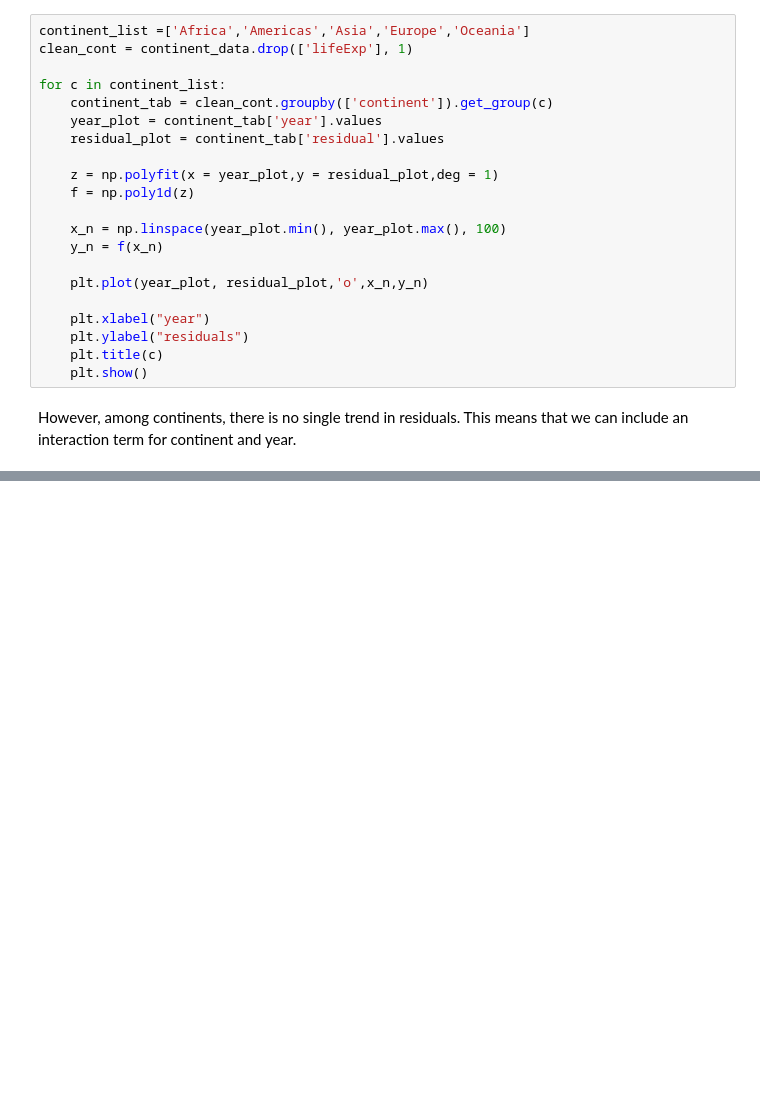
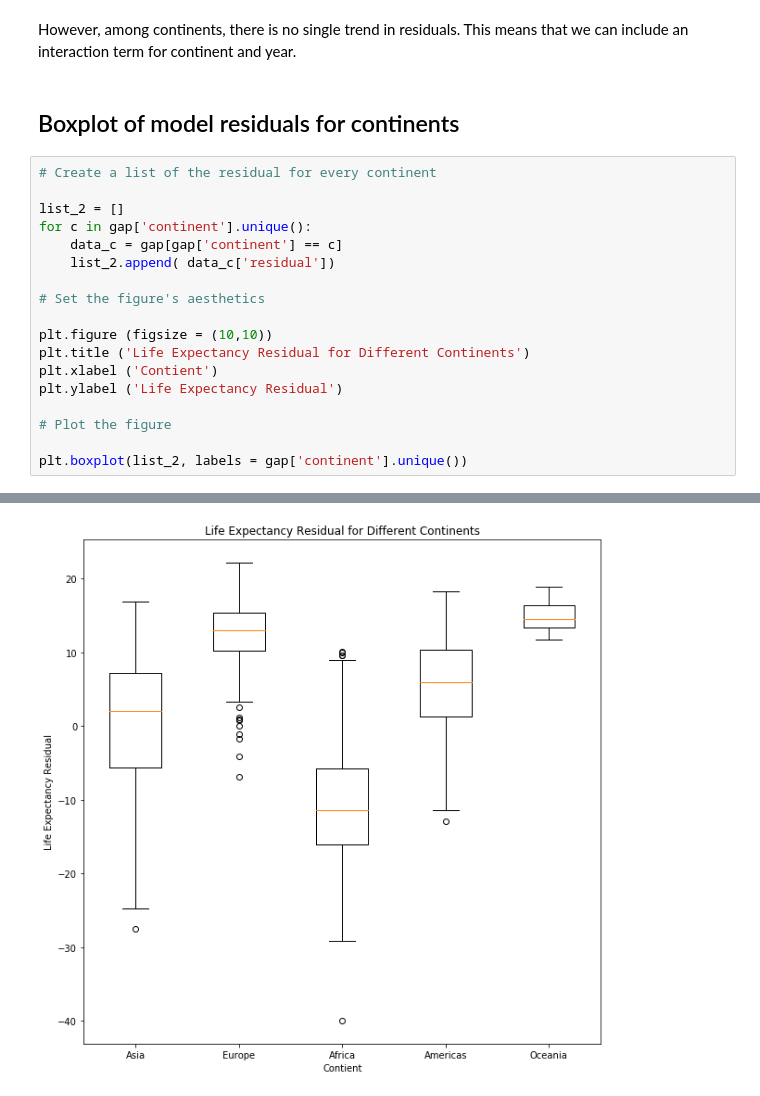
Before and after one commit to raghavgupta16/Python-Projects, a Jupyter notebook: Gapminder_Continents.ipynb, the cells around one changed output, grey strips where cells are left out. Cells and saved outputs as stored; diff of their text form; blank space fills up the shorter version.

```diff
--- a/Gapminder_Continents.ipynb
+++ b/Gapminder_Continents.ipynb
@@ -83,23 +170,23 @@ NameError: name 'data' is not defined
-# %%
-continent_list =['Africa','Americas','Asia','Europe','Oceania']
-clean_cont = continent_data.drop(['lifeExp'], 1)
-
-for c in continent_list:
-    continent_tab = clean_cont.groupby(['continent']).get_group(c)
-    year_plot = continent_tab['year'].values
-    residual_plot = continent_tab['residual'].values
-
-    z = np.polyfit(x = year_plot,y = residual_plot,deg = 1)
-    f = np.poly1d(z)
-
-    x_n = np.linspace(year_plot.min(), year_plot.max(), 100)
-    y_n = f(x_n)
-
-    plt.plot(year_plot, residual_plot,'o',x_n,y_n)
-
-    plt.xlabel("year")
-    plt.ylabel("residuals")
-    plt.title(c)
-    plt.show()
 # %% [markdown]
 However, among continents, there is no single trend in residuals. This means that we can include an interaction term for continent and year.
+# %% [markdown]
+## Boxplot of model residuals for continents
+# %%
+# Create a list of the residual for every continent
+
+list_2 = []
+for c in gap['continent'].unique():
+    data_c = gap[gap['continent'] == c]
+    list_2.append( data_c['residual'])
+
+# Set the figure's aesthetics
+
+plt.figure (figsize = (10,10))
+plt.title ('Life Expectancy Residual for Different Continents')
+plt.xlabel ('Contient')
+plt.ylabel ('Life Expectancy Residual')
+
+# Plot the figure
+
+plt.boxplot(list_2, labels = gap['continent'].unique())
+# %% [output]
@@ -105,0 +210 @@ However, among continents, there is no single trend in residuals. This means tha
+[figure, added]
```
Also changed, not shown: parts of 24 cells of this notebook.
